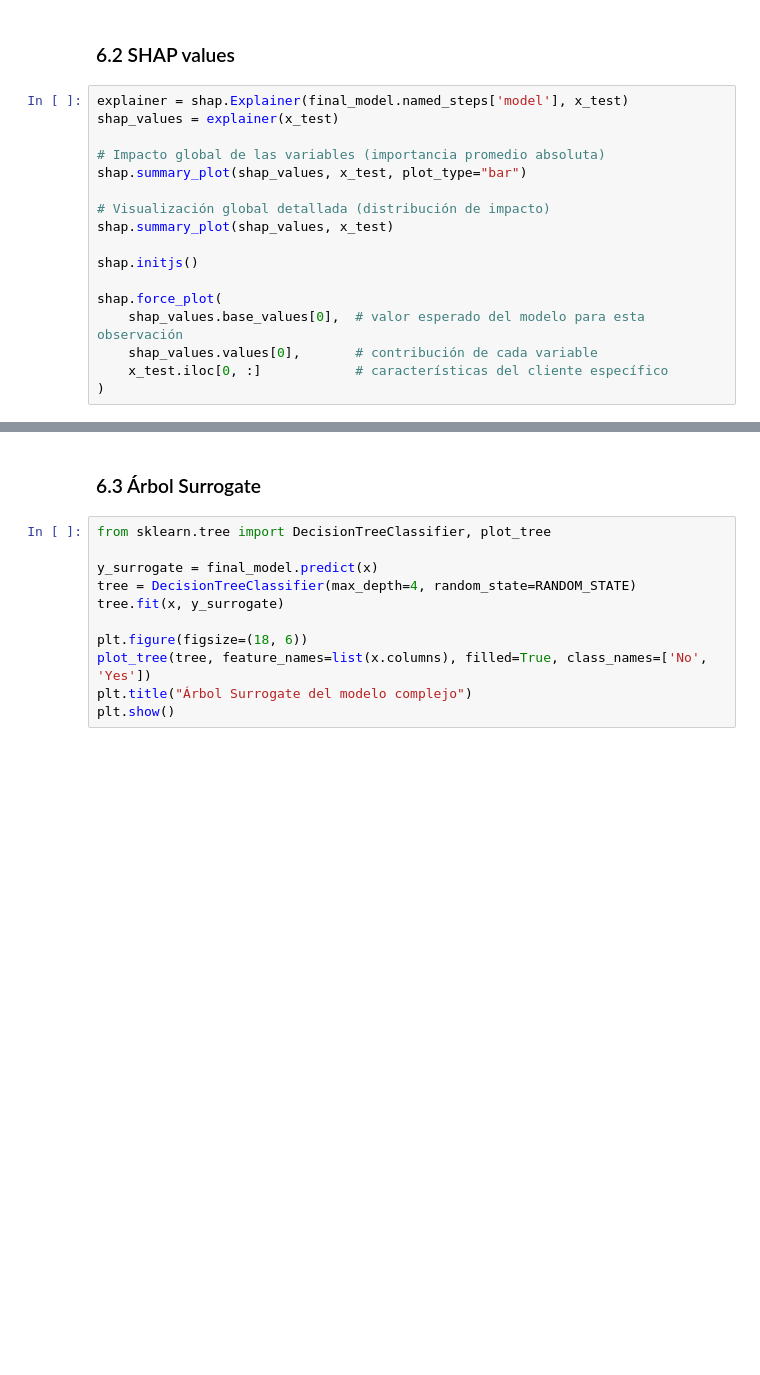
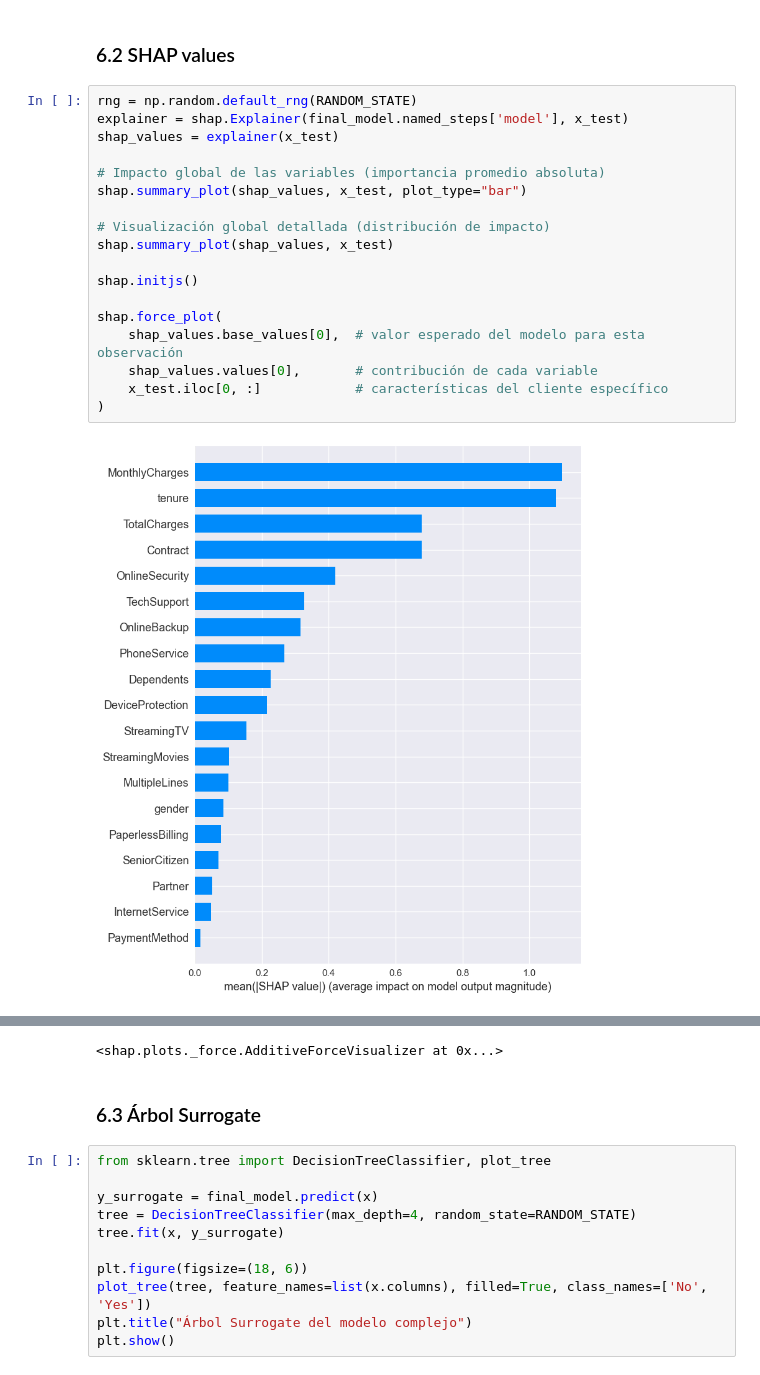
Before and after one commit to Jvnc0503/ML-CaseAnalysis3, a Jupyter notebook: CA3.ipynb, the cells around one changed output, grey strips where cells are left out. Saved outputs shown, nothing was run; the diff lists cells and outputs as text; blank space fills up the shorter version.

```diff
--- a/CA3.ipynb
+++ b/CA3.ipynb
@@ -708,19 +732,22 @@ plt.show()
 # %% [markdown]
 ### 6.2 SHAP values
 # %%
+rng = np.random.default_rng(RANDOM_STATE)
 explainer = shap.Explainer(final_model.named_steps['model'], x_test)
 shap_values = explainer(x_test)
 
 # Impacto global de las variables (importancia promedio absoluta)
 shap.summary_plot(shap_values, x_test, plot_type="bar")
 
 # Visualización global detallada (distribución de impacto)
 shap.summary_plot(shap_values, x_test)
 
 shap.initjs()
 
 shap.force_plot(
     shap_values.base_values[0],  # valor esperado del modelo para esta observación
     shap_values.values[0],       # contribución de cada variable
     x_test.iloc[0, :]            # características del cliente específico
 )
+# %% [output]
+[figure, added]
@@ -727,3 +756,4 @@ shap.force_plot(
+<shap.plots._force.AdditiveForceVisualizer at 0x...>
 # %% [markdown]
 ### 6.3 Árbol Surrogate
 # %%
```
Also changed, not shown: parts of 7 cells of this notebook.
